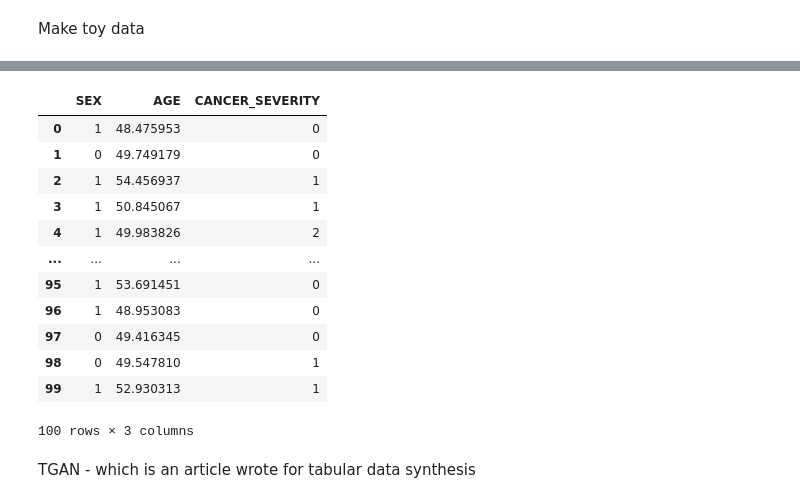
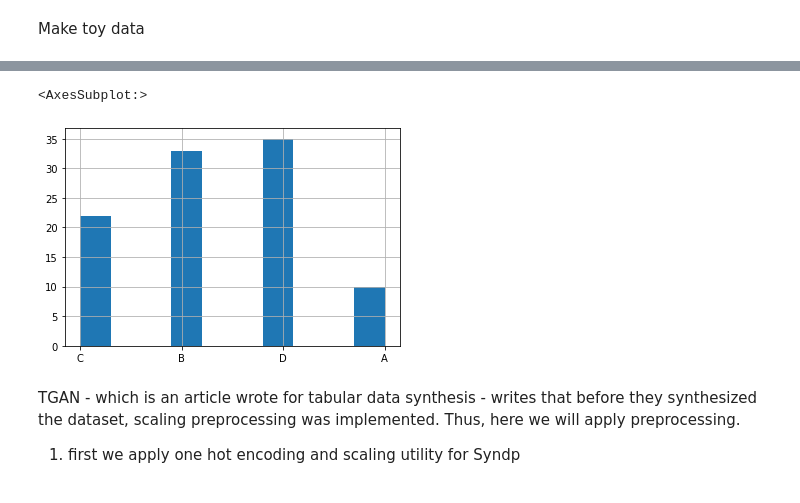
Before and after one commit to memy85/2022_MULTIVARIATE_SYNTHESIS_SIMULATION, a Jupyter notebook: explore/20220223_multivariable_simulation(C-C).ipynb, the cells around one changed output, grey strips where cells are left out. Saved outputs shown, nothing was run; the diff lists cells and outputs as text; code cells hidden in the pictures.

Commit message:
wrote syndp and writing utility functions

```diff
--- a/explore/20220223_multivariable_simulation(C-C).ipynb
+++ b/explore/20220223_multivariable_simulation(C-C).ipynb
@@ -43,18 +55,9 @@ toy_data.CANCER_SEVERITY.hist()
 # %%
-toy_data
+toy_data.MED_STATUS.hist()
 # %% [output]
-|  | SEX | AGE | CANCER_SEVERITY |
-| 0 | 1 | 48.475953 | 0 |
-| 1 | 0 | 49.749179 | 0 |
-| 2 | 1 | 54.456937 | 1 |
-| 3 | 1 | 50.845067 | 1 |
-| 4 | 1 | 49.983826 | 2 |
-| ... | ... | ... | ... |
-| 95 | 1 | 53.691451 | 0 |
-| 96 | 1 | 48.953083 | 0 |
-| 97 | 0 | 49.416345 | 0 |
-| 98 | 0 | 49.547810 | 1 |
-| 99 | 1 | 52.930313 | 1 |
-100 rows × 3 columns
+<AxesSubplot:>
+[figure, added]
-# %% [markdown]
-TGAN - which is an article wrote for tabular data synthesis
+# %% [markdown]
+TGAN - which is an article wrote for tabular data synthesis - writes that before they synthesized the dataset, scaling preprocessing was implemented. Thus, here we will apply preprocessing.
+
+1. first we apply one hot encoding and scaling utility for Syndp
```
Also changed, not shown: parts of 10 cells of this notebook, 10 other files.
